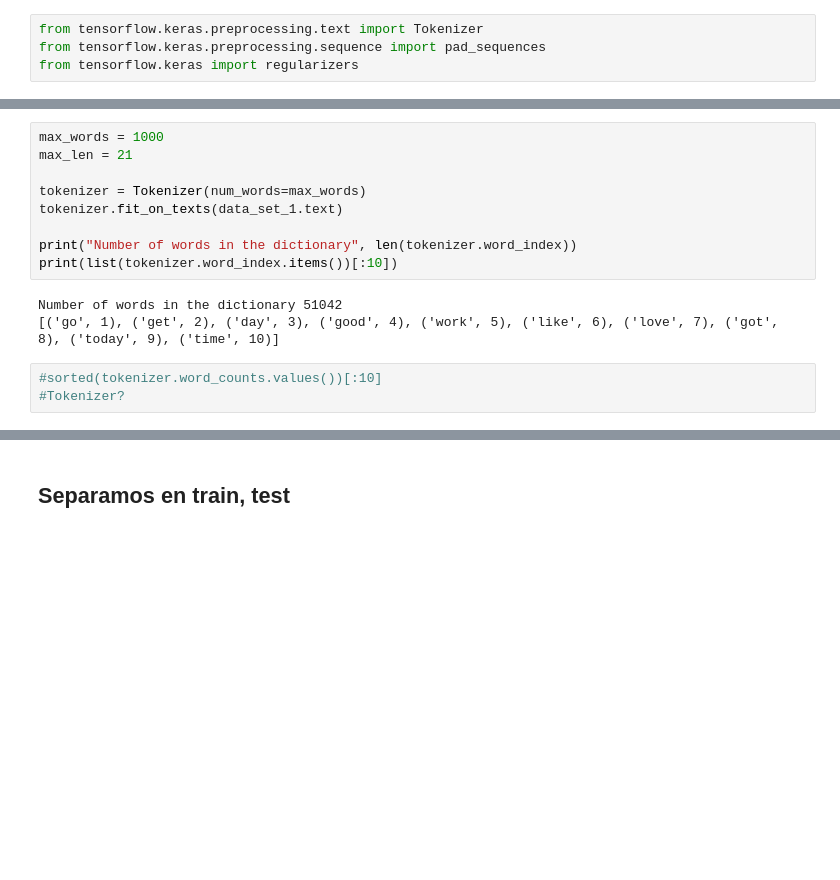
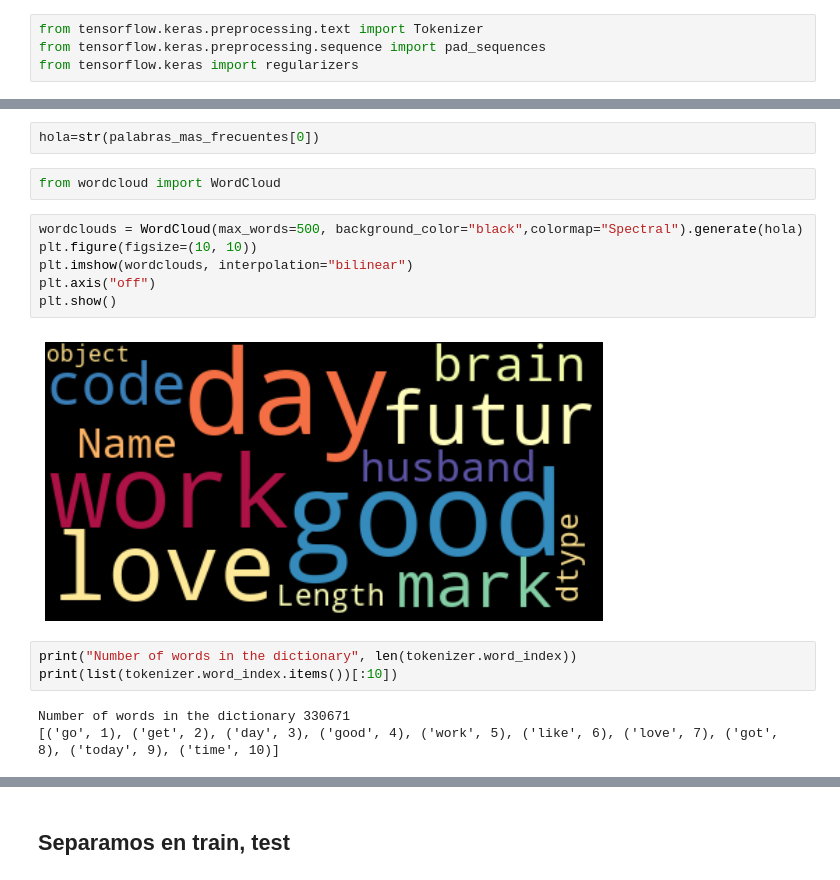
Before and after one commit to caroacostatovany/sentiment_analysis_tweets, a Jupyter notebook: notebooks/modelado_ejemplo_2.ipynb, the cells around one changed output, grey strips where cells are left out. Saved outputs shown, nothing was run; the diff lists cells and outputs as text; blank space fills up the shorter version.

```diff
--- a/notebooks/modelado_ejemplo_2.ipynb
+++ b/notebooks/modelado_ejemplo_2.ipynb
@@ -238,17 +140,20 @@ Name: text, Length: 100000, dtype: object
+# %%
+hola=str(palabras_mas_frecuentes[0])
+# %%
+from wordcloud import WordCloud
+# %%
+wordclouds = WordCloud(max_words=500, background_color="black",colormap="Spectral").generate(hola)
+plt.figure(figsize=(10, 10))
+plt.imshow(wordclouds, interpolation="bilinear")
+plt.axis("off")
+plt.show()
+# %% [output]
+[figure, added]
 # %%
-max_words = 1000
-max_len = 21
-
-tokenizer = Tokenizer(num_words=max_words)
-tokenizer.fit_on_texts(data_set_1.text)
-
 print("Number of words in the dictionary", len(tokenizer.word_index))
 print(list(tokenizer.word_index.items())[:10])
 # %% [output]
-Number of words in the dictionary 51042
+Number of words in the dictionary 330671
 [('go', 1), ('get', 2), ('day', 3), ('good', 4), ('work', 5), ('like', 6), ('love', 7), ('got', 8), ('today', 9), ('time', 10)]
-# %%
-#sorted(tokenizer.word_counts.values())[:10]
-#Tokenizer?
 # %%
 # Convierte palabras en enteros
```
Also changed, not shown: parts of 72 cells of this notebook.
